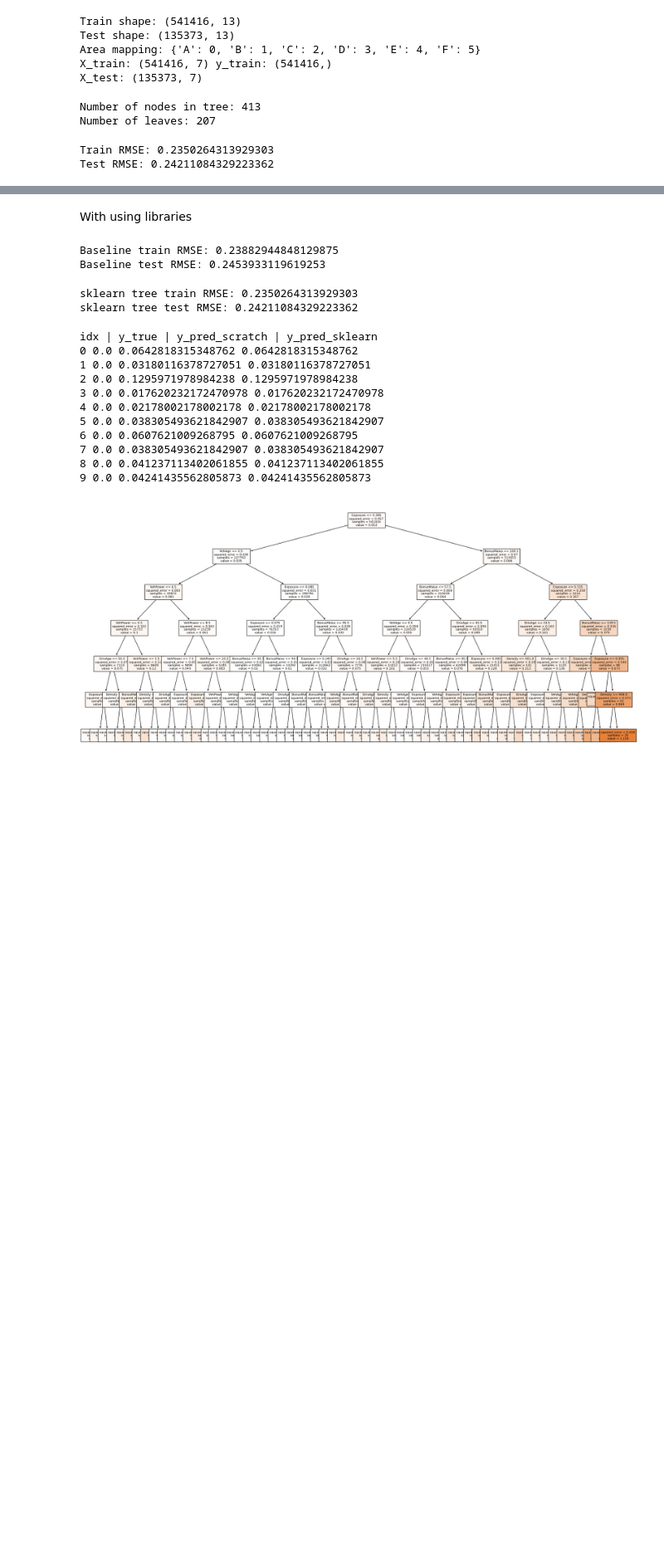
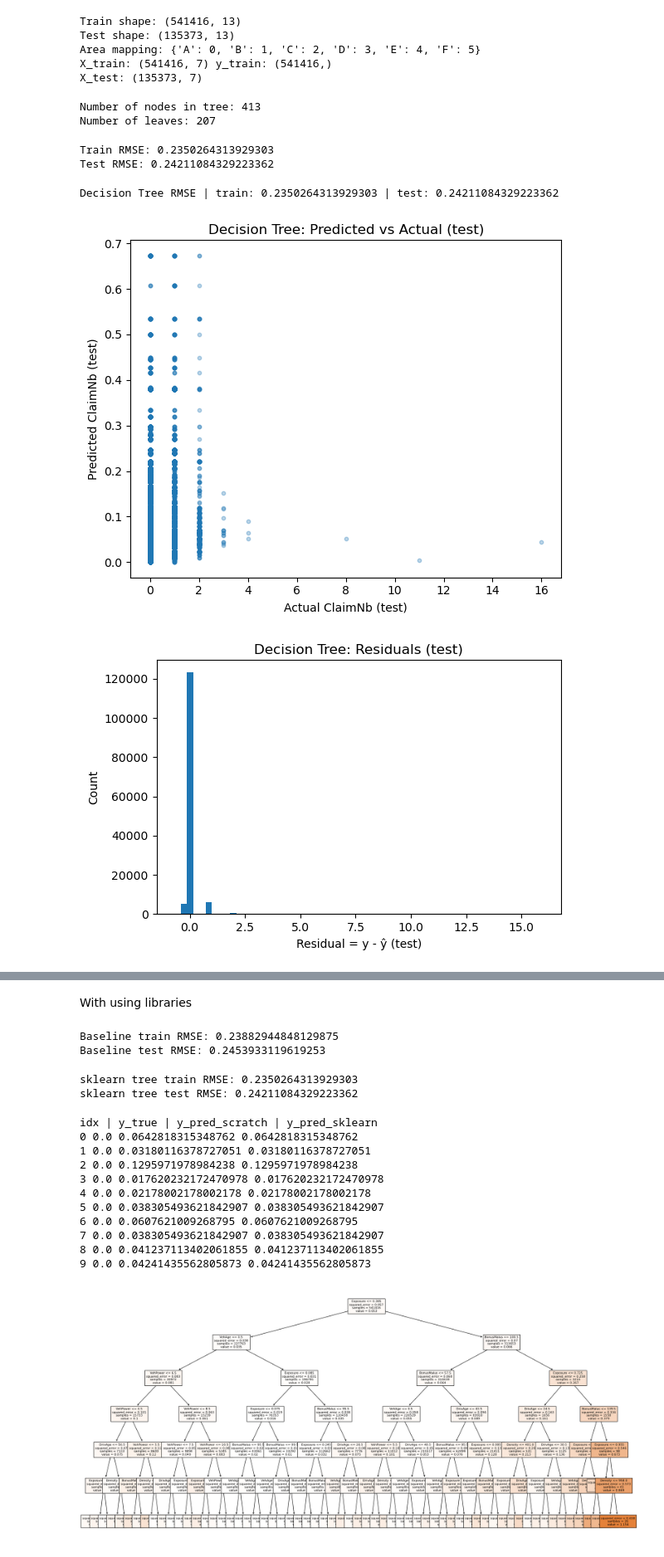
Before and after one commit to MrStrelan/Car_Insurance, a Jupyter notebook: decision_trees.ipynb, the cells around one changed output, grey strips where cells are left out. Shown at 83% size. Cells and saved outputs as stored; diff of their text form; code cells hidden in the pictures; blank space fills up the shorter version.

```diff
--- a/decision_trees.ipynb
+++ b/decision_trees.ipynb
@@ -226,3 +226,81 @@ if y_test is not None:
 # %% [output]
 Train RMSE: 0.2350264313929303
 Test RMSE: 0.24211084329223362
+# %%
+import numpy as np
+import matplotlib.pyplot as plt
+
+# --- predictions (no refit) ---
+yhat_train_tree = dt_ref.predict(X_train)
+yhat_test_tree  = dt_ref.predict(X_test)
+
+# --- RMSE ---
+rmse_train_tree = np.sqrt(np.mean((y_train - yhat_train_tree) ** 2))
+rmse_test_tree  = np.sqrt(np.mean((y_test  - yhat_test_tree)  ** 2))
+
+print("Decision Tree RMSE | train:", rmse_train_tree, "| test:", rmse_test_tree)
+
+# --- 1) Predicted vs Actual (test) ---
+plt.figure(figsize=(6, 5))
+plt.scatter(y_test, yhat_test_tree, s=10, alpha=0.3)
+plt.xlabel("Actual ClaimNb (test)")
+plt.ylabel("Predicted ClaimNb (test)")
+plt.title("Decision Tree: Predicted vs Actual (test)")
+plt.tight_layout()
+plt.show()
+
+# --- 2) Residuals distribution (test) ---
+res_tree = y_test - yhat_test_tree
+plt.figure(figsize=(6, 4))
+plt.hist(res_tree, bins=60)
+plt.xlabel("Residual = y - ŷ (test)")
+plt.ylabel("Count")
+plt.title("Decision Tree: Residuals (test)")
+plt.tight_layout()
+plt.show()
+
+# --- 3) Calibration-style plot: average actual vs predicted by prediction quantiles ---
+# (This helps to see if the model is under/over predicting on different risk segments)
+q = 10
+bins = np.quantile(yhat_test_tree, np.linspace(0, 1, q + 1))
+bin_id = np.digitize(yhat_test_tree, bins[1:-1], right=True)
+
+avg_pred = []
+avg_true = []
+counts = []
+
+for b in range(q):
+    mask = (bin_id == b)
+    if mask.sum() == 0:
+        continue
+    avg_pred.append(yhat_test_tree[mask].mean())
+    avg_true.append(y_test[mask].mean())
+    counts.append(mask.sum())
+
+plt.figure(figsize=(6, 4))
+plt.plot(avg_pred, avg_true, marker="o")
+plt.xlabel("Mean predicted ClaimNb (bin)")
+plt.ylabel("Mean actual ClaimNb (bin)")
+plt.title("Decision Tree: Calibration by Prediction Deciles (test)")
+plt.tight_layout()
+plt.show()
+
+# --- 4) Feature importance (if feature_cols exists) ---
+if "feature_cols" in globals():
+    importances = dt_ref.feature_importances_
+    order = np.argsort(importances)[::-1]
+
+    top_k = min(15, len(importances))
+    plt.figure(figsize=(7, 4))
+    plt.bar([feature_cols[i] for i in order[:top_k]], importances[order[:top_k]])
+    plt.xticks(rotation=45, ha="right")
+    plt.ylabel("Importance")
+    plt.title("Decision Tree: Top Feature Importances")
+    plt.tight_layout()
+    plt.show()
+else:
+    print("feature_cols not found -> skipping feature importance plot.")
+# %% [output]
+Decision Tree RMSE | train: 0.2350264313929303 | test: 0.24211084329223362
+[figure, added]
+[figure, added]
```
Also changed, not shown: parts of 1 cell of this notebook, 2 other files.
